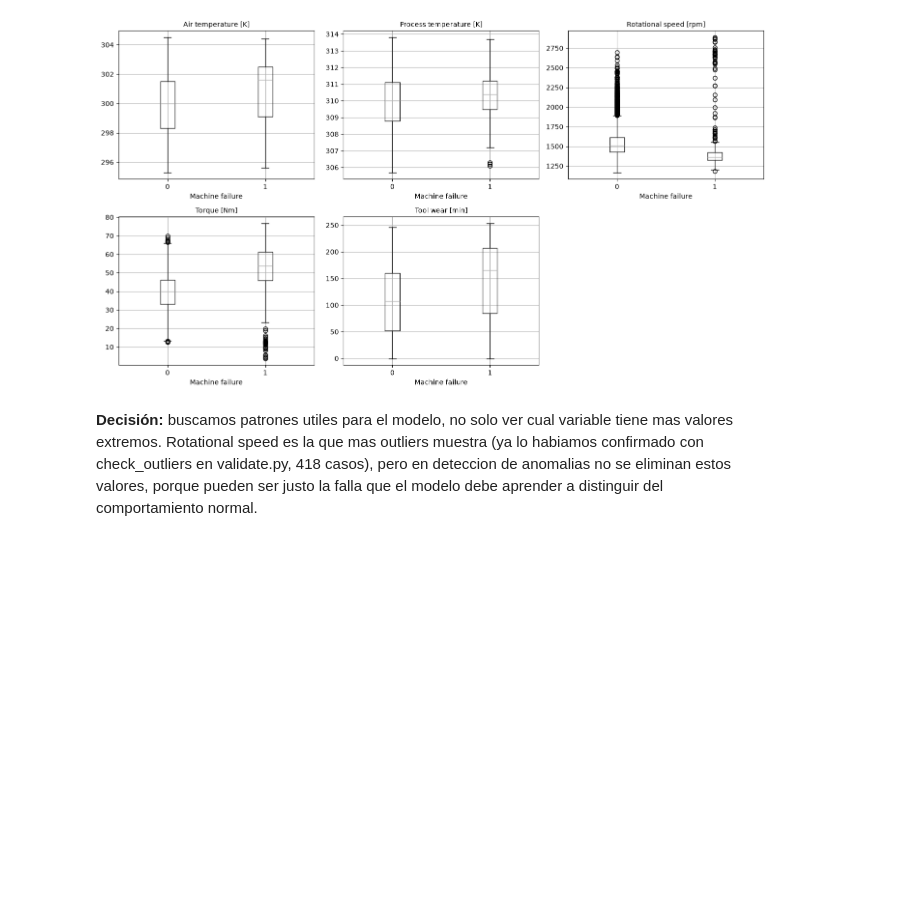
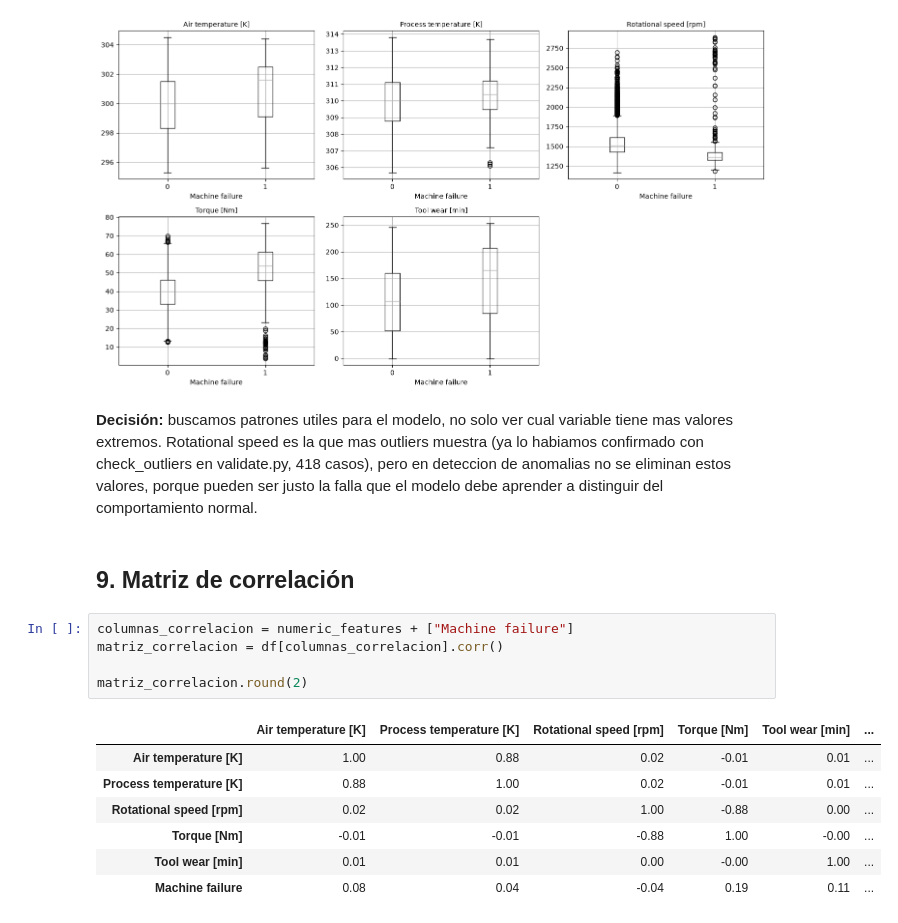
Before and after one commit to Juanpad17/ai4i-mlops, a Jupyter notebook: notebooks/01_EDA.ipynb, the cells around one changed output. Saved outputs shown, nothing was run; the diff lists cells and outputs as text; blank space fills up the shorter version.

```diff
--- a/notebooks/01_EDA.ipynb
+++ b/notebooks/01_EDA.ipynb
@@ -300,3 +300,18 @@ mas outliers muestra (ya lo habiamos confirmado con check_outliers en
 validate.py, 418 casos), pero en deteccion de anomalias no se
 eliminan estos valores, porque pueden ser justo la falla que el
 modelo debe aprender a distinguir del comportamiento normal.
+# %% [markdown]
+## 9. Matriz de correlación
+# %%
+columnas_correlacion = numeric_features + ["Machine failure"]
+matriz_correlacion = df[columnas_correlacion].corr()
+
+matriz_correlacion.round(2)
+# %% [output]
+|  | Air temperature [K] | Process temperature [K] | Rotational speed [rpm] | Torque [Nm] | Tool wear [min] | ... |
+| Air temperature [K] | 1.00 | 0.88 | 0.02 | -0.01 | 0.01 | ... |
+| Process temperature [K] | 0.88 | 1.00 | 0.02 | -0.01 | 0.01 | ... |
+| Rotational speed [rpm] | 0.02 | 0.02 | 1.00 | -0.88 | 0.00 | ... |
+| Torque [Nm] | -0.01 | -0.01 | -0.88 | 1.00 | -0.00 | ... |
+| Tool wear [min] | 0.01 | 0.01 | 0.00 | -0.00 | 1.00 | ... |
+| Machine failure | 0.08 | 0.04 | -0.04 | 0.19 | 0.11 | ... |
```
Also changed, not shown: parts of 2 cells of this notebook.
